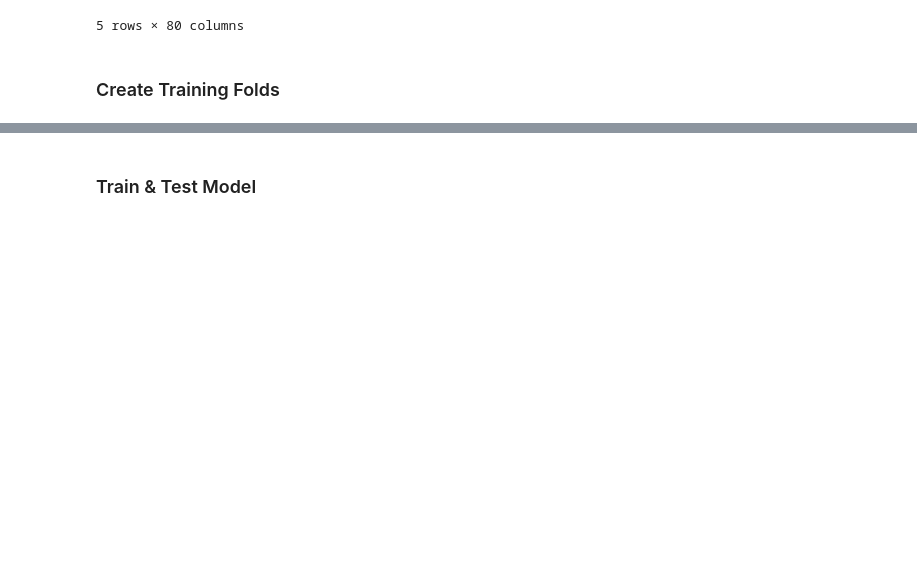
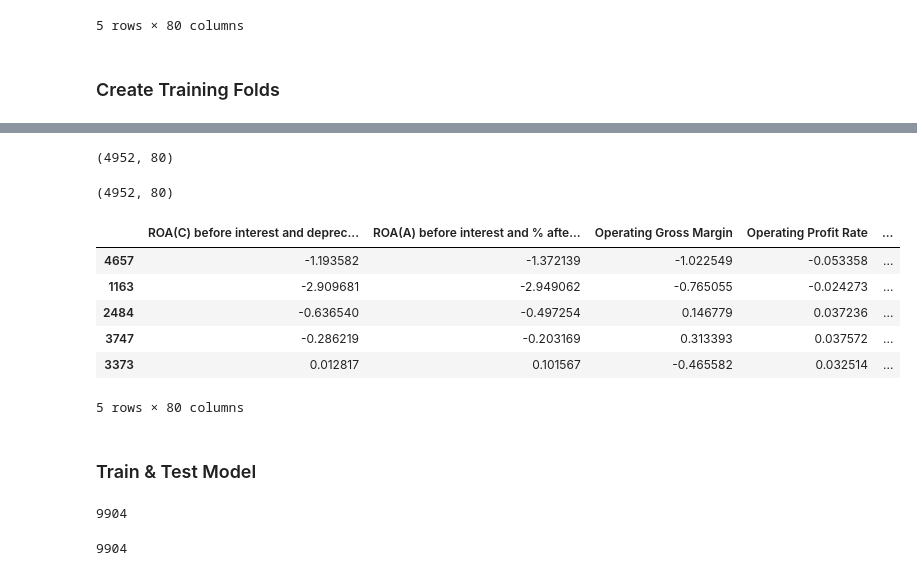
Before and after one commit to louis-md/project_7, a Jupyter notebook: svc.ipynb, the cells around one changed output, grey strips where cells are left out. Saved outputs shown, nothing was run; the diff lists cells and outputs as text; code cells hidden in the pictures; blank space fills up the shorter version.

```diff
--- a/svc.ipynb
+++ b/svc.ipynb
@@ -49,0 +130,17 @@ X_train, X_test, Y_train, Y_test = train_test_split( X, Y, test_size=.25, random
+# %%
+display(yes_bankrupt_oversampled.shape)
+display(no_bankrupt.shape)
+# %% [output]
+(4952, 80)
+(4952, 80)
+# %%
+train_oversampled = pd.concat([no_bankrupt,yes_bankrupt_oversampled],axis=0)
+train_oversampled.tail()
+# %% [output]
+|  | ROA(C) before interest and deprec... | ROA(A) before interest and % afte... | Operating Gross Margin | Operating Profit Rate | ... |
+| 4657 | -1.193582 | -1.372139 | -1.022549 | -0.053358 | ... |
+| 1163 | -2.909681 | -2.949062 | -0.765055 | -0.024273 | ... |
+| 2484 | -0.636540 | -0.497254 | 0.146779 | 0.037236 | ... |
+| 3747 | -0.286219 | -0.203169 | 0.313393 | 0.037572 | ... |
+| 3373 | 0.012817 | 0.101567 | -0.465582 | 0.032514 | ... |
+5 rows × 80 columns
@@ -54 +152,9 @@ from sklearn import svm
+# %%
+len(X_train_over)
+# %% [output]
+9904
+# %%
+len(y_train_over)
+# %% [output]
+9904
 # %%
```
Also changed, not shown: parts of 25 cells of this notebook.
